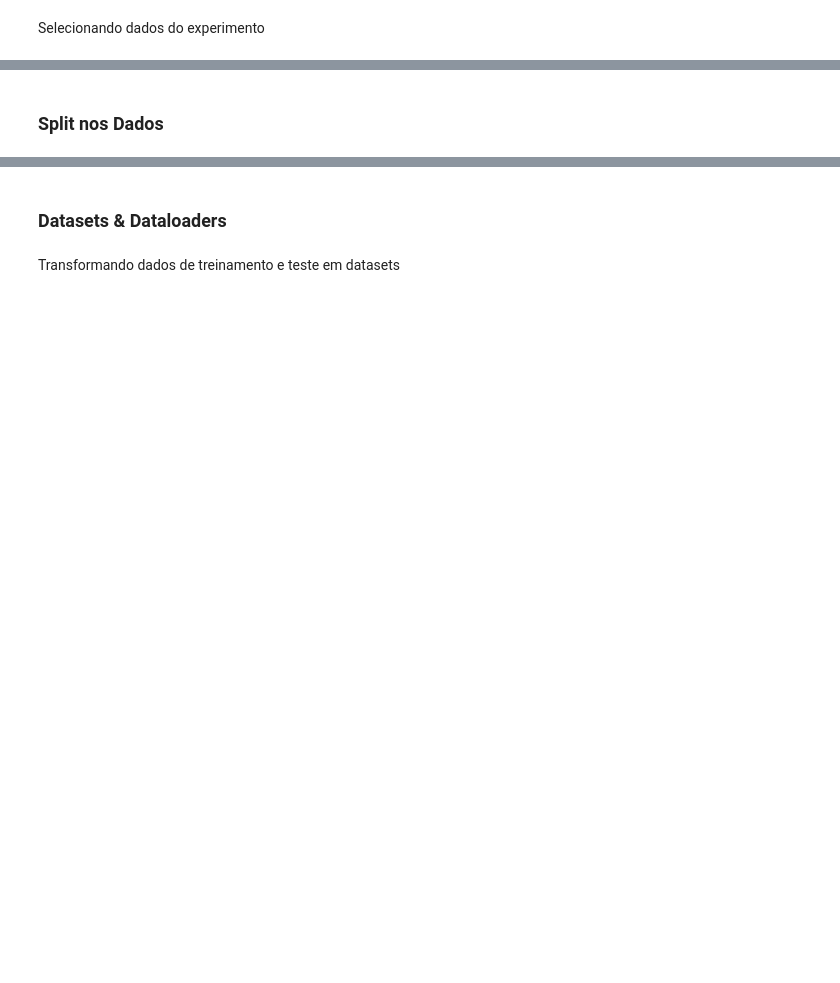
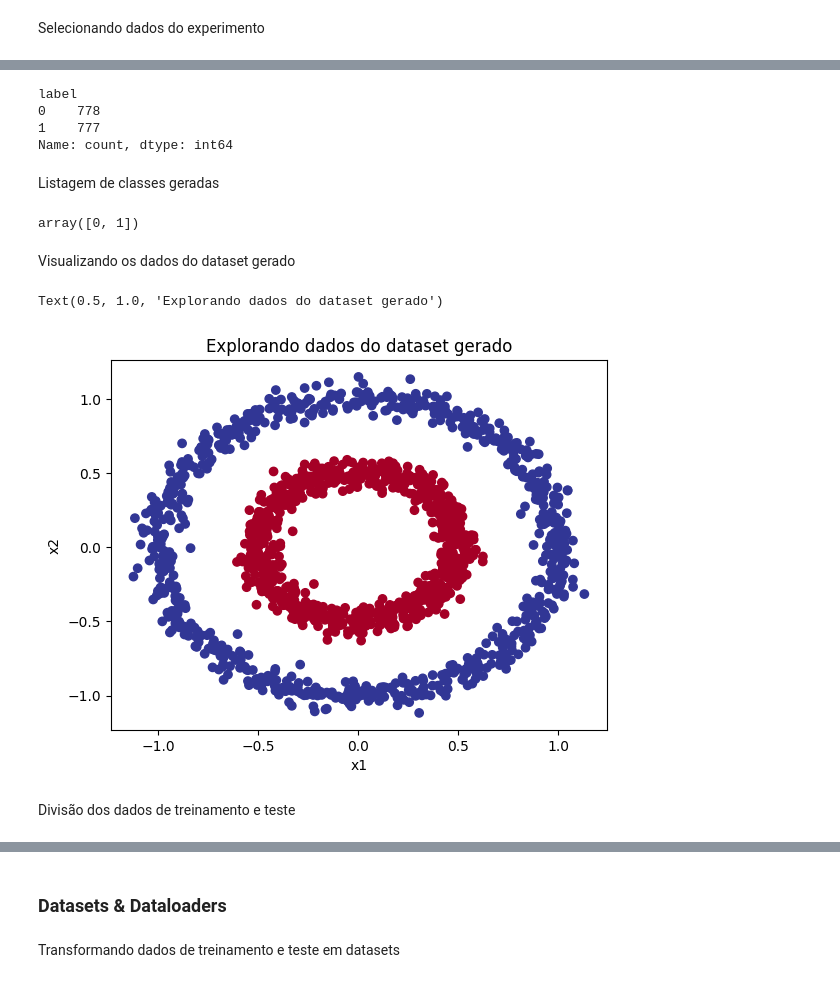
Before and after one commit to thiagoads/Laboratorio, a Jupyter notebook: bitnet/bitlinear.ipynb, the cells around one changed output, grey strips where cells are left out. Saved outputs shown, nothing was run; the diff lists cells and outputs as text; code cells hidden in the pictures; blank space fills up the shorter version.

Commit message:
generate synthetic data by number of classes

```diff
--- a/bitnet/bitlinear.ipynb
+++ b/bitnet/bitlinear.ipynb
@@ -82,0 +86,3 @@ bit_layer.bias, linear_layer.bias
+# %%
+NUM_SAMPLES = 1555
+NUM_CLASSES = 2
@@ -159,5 +194,39 @@ label: 1.0
-# %% [markdown]
-### Split nos Dados
+# %%
+import pandas as pd
+
+df = pd.DataFrame({"features": X[:, 0], "label": y})
+df["label"].value_counts()
+# %% [output]
+label
+0    778
+1    777
+Name: count, dtype: int64
+# %% [markdown]
+Listagem de classes geradas
+# %%
+np.unique(y)
+# %% [output]
+array([0, 1])
+# %% [markdown]
+Visualizando os dados do dataset gerado
+# %%
+import matplotlib.pyplot as plt
+
+#plt.style.use('default')
+#plt.rcParams.update({'font.size': 8})
+
+plt.scatter(x=X[:, 0],
+            y=X[:, 1],
+            c = y,
+            cmap=plt.cm.RdYlBu)
+plt.xlabel("x1")
+plt.ylabel("x2")
+plt.title(f"Explorando dados do dataset gerado")
+# %% [output]
+Text(0.5, 1.0, 'Explorando dados do dataset gerado')
+[figure, added]
+# %% [markdown]
+Divisão dos dados de treinamento e teste
 # %%
 from sklearn.model_selection import train_test_split
 
```
Also changed, not shown: parts of 28 cells of this notebook.
